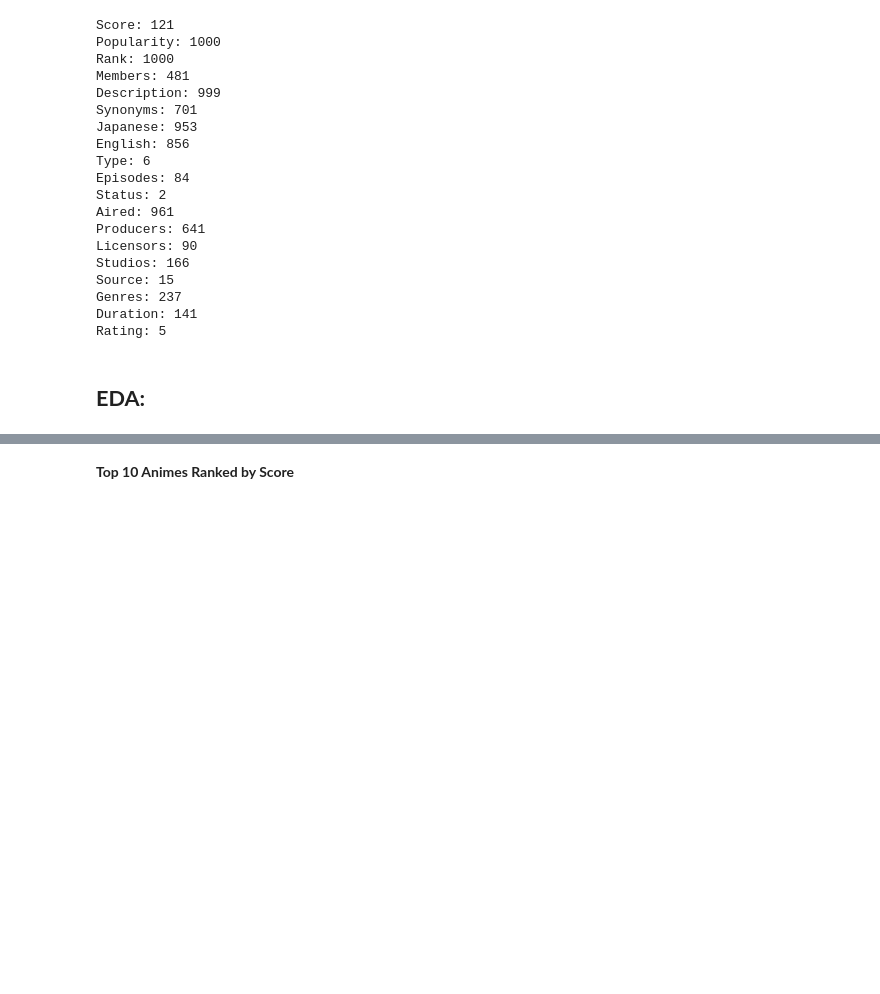
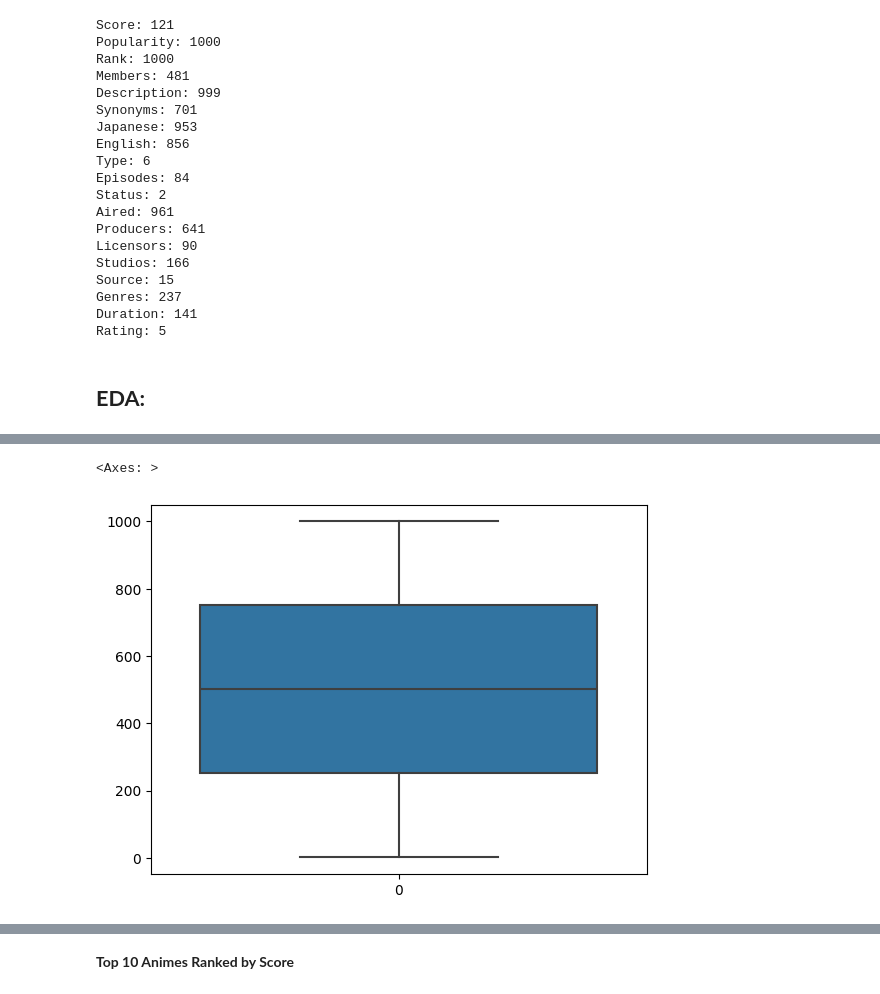
Before and after one commit to AbdessamadTzn/Dosatsu-Sozo, a Jupyter notebook: anime.ipynb, the cells around one changed output, grey strips where cells are left out. Drawn from its saved outputs; the diff is of its cells as text; code cells hidden in the pictures; blank space fills up the shorter version.

```diff
--- a/anime.ipynb
+++ b/anime.ipynb
@@ -96,0 +121,5 @@ Rating: 5
+# %%
+sns.boxplot(df['Rank'])
+# %% [output]
+<Axes: >
+[figure, added]
```
Also changed, not shown: parts of 25 cells of this notebook, 1 other file.
